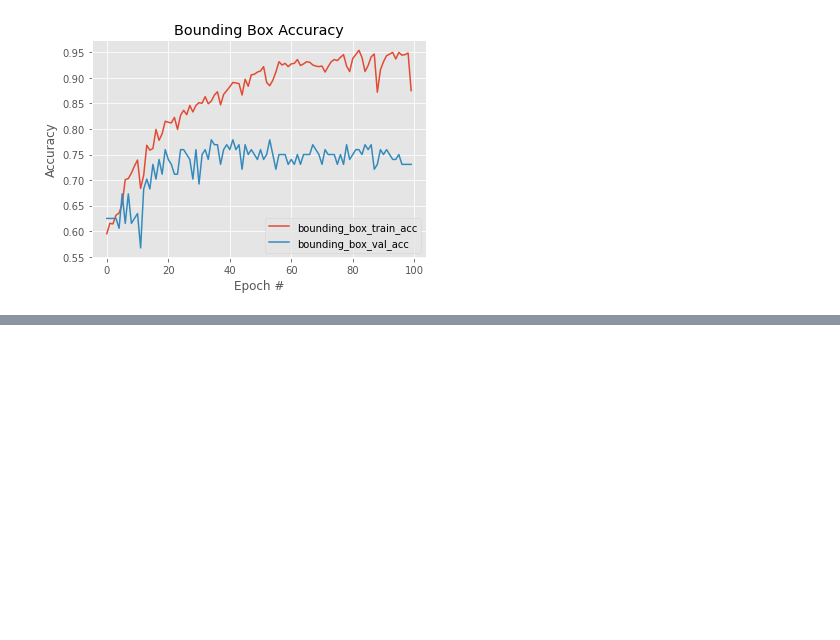
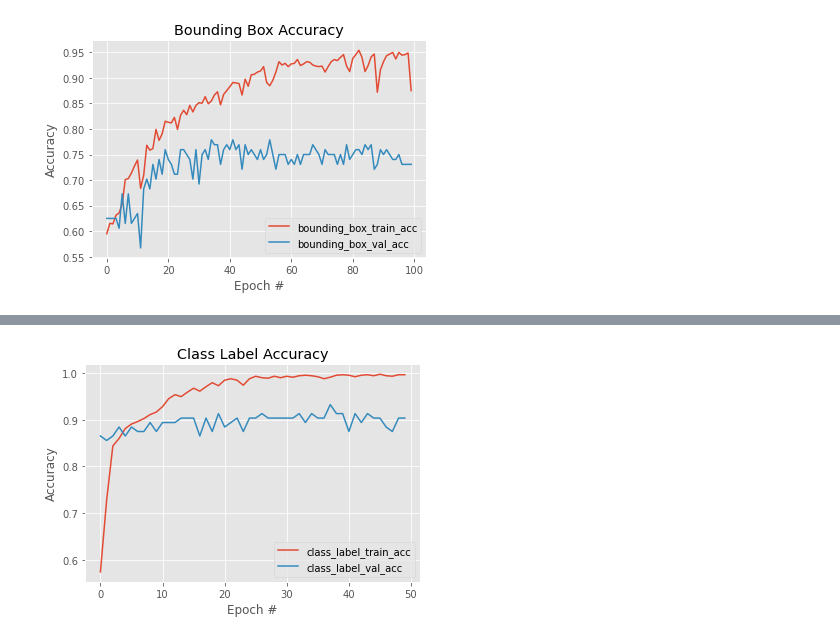
Before and after one commit to Andrew-Boucher/Crop-Weed-Detection, a Jupyter notebook: Workbook.ipynb, the cells around one changed output, grey strips where cells are left out. Cells and saved outputs as stored; diff of their text form; code cells hidden in the pictures; blank space fills up the shorter version.

Commit message:
created and iterated through several custom CNNs

```diff
--- a/Workbook.ipynb
+++ b/Workbook.ipynb
@@ -1483,0 +1548,9 @@ plt.savefig('../Images/Custom2_training_bounding_box_accuracy');
+# %%
+# constructing a dictionary for our training outputs
+train_targets = {"class_label": labels_train, "bounding_box": bboxes_train}
+
+# constructing a dictionary for our test outputs
+val_targets = {"class_label": labels_val, "bounding_box": bboxes_val}
+
+# training model for class and bounding box predictions
+model = model_custom3.fit(x_train, train_targets, validation_data=(x_val, val_targets), batch_size=32, epochs=50, verbose=1)
@@ -1483,0 +1677,16 @@ plt.savefig('../Images/Custom2_training_bounding_box_accuracy');
+# %%
+# plotting the class label accuracies during model training
+N = np.arange(0, 50) #number of epochs
+plt.style.use("ggplot")
+plt.figure()
+plt.plot(N, model.history["class_label_accuracy"],
+label="class_label_train_acc")
+plt.plot(N, model.history["val_class_label_accuracy"],
+label="class_label_val_acc")
+plt.title("Class Label Accuracy")
+plt.xlabel("Epoch #")
+plt.ylabel("Accuracy")
+plt.legend(loc="lower right")
+plt.savefig('../Images/Custom3_training_label_accuracy');
+# %% [output]
+[figure, added]
```
Also changed, not shown: parts of 51 cells of this notebook.
